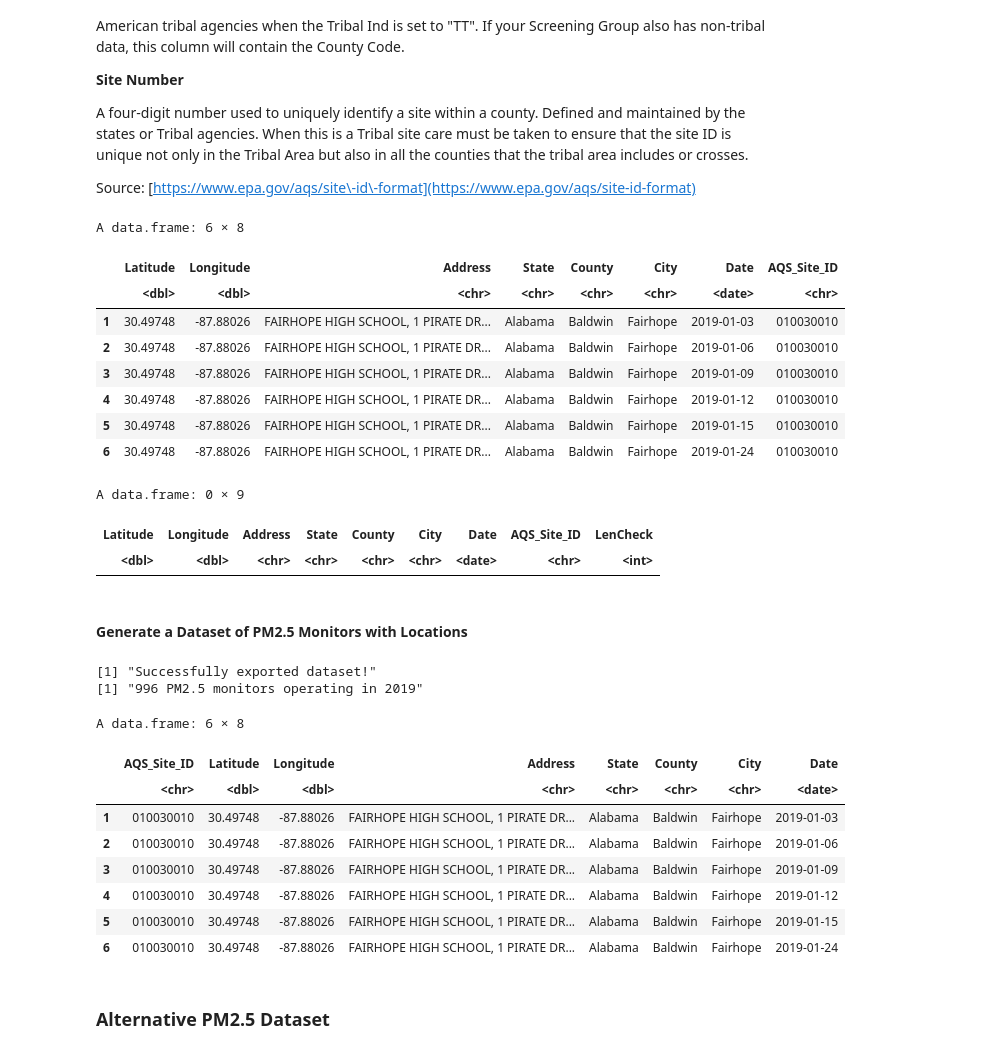
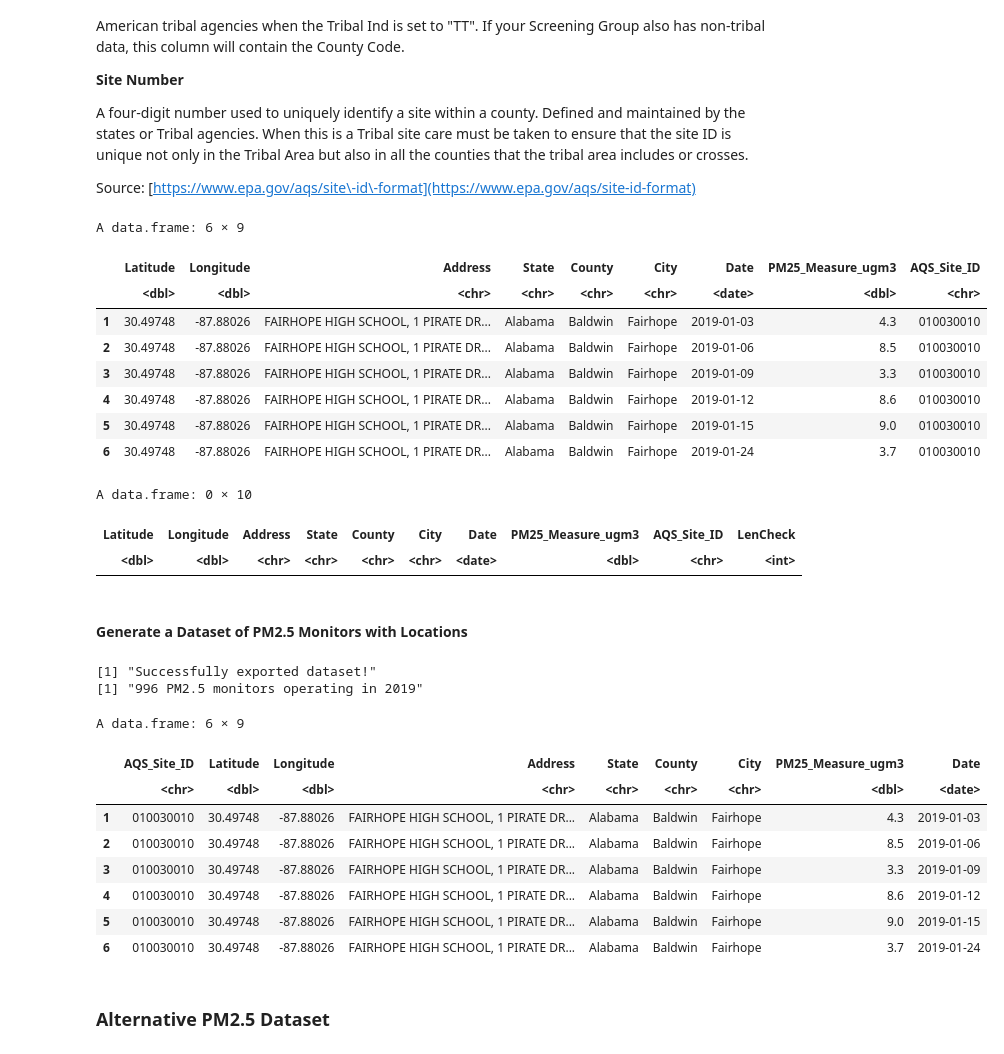
Before and after one commit to sethmgerhart/yale_capstone_public, a Jupyter notebook: A_analysis/code.ipynb, the cells around one changed output. Saved outputs shown, nothing was run; the diff lists cells and outputs as text; code cells hidden in the pictures.

```diff
--- a/A_analysis/code.ipynb
+++ b/A_analysis/code.ipynb
@@ -94,8 +105,8 @@ names(DF_aqs2019)
 #Purpose of Cell Block: Pulling relevant variables for a smaller dataset
 
 DF_aqs2019_loc <- DF_aqs2019 %>%
-    select('State.Code':'Site.Num','Latitude','Longitude','Address':'City.Name', 'Date.Local') %>%
-    rename('State_Code' = 'State.Code', 'County_Code' = 'County.Code','State' = 'State.Name', 'Site_Code' = 'Site.Num', 'County' = 'County.Name', 'City' = 'City.Name', 'Date' = 'Date.Local') %>%
+    select('State.Code':'Site.Num','Latitude','Longitude','Address':'City.Name', 'Date.Local', 'Arithmetic.Mean') %>%
+    rename('State_Code' = 'State.Code', 'County_Code' = 'County.Code','State' = 'State.Name', 'Site_Code' = 'Site.Num', 'County' = 'County.Name', 'City' = 'City.Name', 'Date' = 'Date.Local', 'PM25_Measure_ugm3' = 'Arithmetic.Mean') %>%
     mutate(Date = as.Date(Date)) #converting date value from character to date
 
 #Confirming new dataset
@@ -192,59 +206,59 @@ DF_LenCheck <- DF_aqs2019_loc2 %>%
 head(DF_LenCheck)
 #Conclusion: No AQS_Site_ID values contain more or less than 9 characters
 # %% [output]
-A data.frame: 6 × 8
+A data.frame: 6 × 9
-|  | Latitude | Longitude | Address | State | County | City | Date | AQS_Site_ID |
-|  | <dbl> | <dbl> | <chr> | <chr> | <chr> | <chr> | <date> | <chr> |
-| 1 | 30.49748 | -87.88026 | FAIRHOPE HIGH SCHOOL, 1 PIRATE DR... | Alabama | Baldwin | Fairhope | 2019-01-03 | 010030010 |
-| 2 | 30.49748 | -87.88026 | FAIRHOPE HIGH SCHOOL, 1 PIRATE DR... | Alabama | Baldwin | Fairhope | 2019-01-06 | 010030010 |
-| 3 | 30.49748 | -87.88026 | FAIRHOPE HIGH SCHOOL, 1 PIRATE DR... | Alabama | Baldwin | Fairhope | 2019-01-09 | 010030010 |
-| 4 | 30.49748 | -87.88026 | FAIRHOPE HIGH SCHOOL, 1 PIRATE DR... | Alabama | Baldwin | Fairhope | 2019-01-12 | 010030010 |
-| 5 | 30.49748 | -87.88026 | FAIRHOPE HIGH SCHOOL, 1 PIRATE DR... | Alabama | Baldwin | Fairhope | 2019-01-15 | 010030010 |
-| 6 | 30.49748 | -87.88026 | FAIRHOPE HIGH SCHOOL, 1 PIRATE DR... | Alabama | Baldwin | Fairhope | 2019-01-24 | 010030010 |
+|  | Latitude | Longitude | Address | State | County | City | Date | PM25_Measure_ugm3 | AQS_Site_ID |
+|  | <dbl> | <dbl> | <chr> | <chr> | <chr> | <chr> | <date> | <dbl> | <chr> |
+| 1 | 30.49748 | -87.88026 | FAIRHOPE HIGH SCHOOL, 1 PIRATE DR... | Alabama | Baldwin | Fairhope | 2019-01-03 | 4.3 | 010030010 |
+| 2 | 30.49748 | -87.88026 | FAIRHOPE HIGH SCHOOL, 1 PIRATE DR... | Alabama | Baldwin | Fairhope | 2019-01-06 | 8.5 | 010030010 |
+| 3 | 30.49748 | -87.88026 | FAIRHOPE HIGH SCHOOL, 1 PIRATE DR... | Alabama | Baldwin | Fairhope | 2019-01-09 | 3.3 | 010030010 |
+| 4 | 30.49748 | -87.88026 | FAIRHOPE HIGH SCHOOL, 1 PIRATE DR... | Alabama | Baldwin | Fairhope | 2019-01-12 | 8.6 | 010030010 |
+| 5 | 30.49748 | -87.88026 | FAIRHOPE HIGH SCHOOL, 1 PIRATE DR... | Alabama | Baldwin | Fairhope | 2019-01-15 | 9.0 | 010030010 |
+| 6 | 30.49748 | -87.88026 | FAIRHOPE HIGH SCHOOL, 1 PIRATE DR... | Alabama | Baldwin | Fairhope | 2019-01-24 | 3.7 | 010030010 |
-A data.frame: 0 × 9
+A data.frame: 0 × 10
-| Latitude | Longitude | Address | State | County | City | Date | AQS_Site_ID | LenCheck |
-| <dbl> | <dbl> | <chr> | <chr> | <chr> | <chr> | <date> | <chr> | <int> |
+| Latitude | Longitude | Address | State | County | City | Date | PM25_Measure_ugm3 | AQS_Site_ID | LenCheck |
+| <dbl> | <dbl> | <chr> | <chr> | <chr> | <chr> | <date> | <dbl> | <chr> | <int> |
 # %% [markdown]
 #### Generate a Dataset of PM2.5 Monitors with Locations
 # %%
 #Purpose of Cell Block: Reduce the dataset to only unique AQS_Site_ID (dataset was originally "daily observations")
 DF_aqs2019_loc3 <- DF_aqs2019_loc2 %>%
     distinct()  %>%
-    relocate(AQS_Site_ID, Latitude, Longitude, Address, State, County, City) #cleaning up dataframe column order
+    relocate(AQS_Site_ID, Latitude, Longitude, Address, State, County, City, PM25_Measure_ugm3) #cleaning up dataframe column order
 
 #Check total number of monitors
 Monitors2019 <- DF_aqs2019_loc3 %>%
     summarise(total_sites = n_distinct(AQS_Site_ID))
 
 #Preserve output in processed data folder
-write_csv(DF_aqs2019_loc3, "D_processed_data/air_monitors/daily_88101_2019_processed.csv")
+write_csv(DF_aqs2019_loc3, "D_processed_data/air_monitors/daily_88101_2019_processed_v01.csv")
 print("Successfully exported dataset!")
 
 #Check total monitors and new dataset
 print(paste0(Monitors2019$total_sites, " PM2.5 monitors operating in 2019"))
 #head(DF_aqs2019_loc3)
 
 #Check total monitors operating on each date
 Daily_Monitors2019 <- DF_aqs2019_loc3 %>%
     group_by(Date) %>%
     summarise(daily_total_sites = n_distinct(AQS_Site_ID))
 
 head(DF_aqs2019_loc3)
 #print(paste0(Daily_Monitors2019$daily_total_sites, " PM2.5 monitors operating on ", Daily_Monitors2019$Date))
 
 #Conclusion: 996 PM2.5 monitors operated in the United States and its territories in 2019
 # %% [output]
 [1] "Successfully exported dataset!"
 [1] "996 PM2.5 monitors operating in 2019"
-A data.frame: 6 × 8
+A data.frame: 6 × 9
-|  | AQS_Site_ID | Latitude | Longitude | Address | State | County | City | Date |
-|  | <chr> | <dbl> | <dbl> | <chr> | <chr> | <chr> | <chr> | <date> |
-| 1 | 010030010 | 30.49748 | -87.88026 | FAIRHOPE HIGH SCHOOL, 1 PIRATE DR... | Alabama | Baldwin | Fairhope | 2019-01-03 |
-| 2 | 010030010 | 30.49748 | -87.88026 | FAIRHOPE HIGH SCHOOL, 1 PIRATE DR... | Alabama | Baldwin | Fairhope | 2019-01-06 |
-| 3 | 010030010 | 30.49748 | -87.88026 | FAIRHOPE HIGH SCHOOL, 1 PIRATE DR... | Alabama | Baldwin | Fairhope | 2019-01-09 |
-| 4 | 010030010 | 30.49748 | -87.88026 | FAIRHOPE HIGH SCHOOL, 1 PIRATE DR... | Alabama | Baldwin | Fairhope | 2019-01-12 |
-| 5 | 010030010 | 30.49748 | -87.88026 | FAIRHOPE HIGH SCHOOL, 1 PIRATE DR... | Alabama | Baldwin | Fairhope | 2019-01-15 |
-| 6 | 010030010 | 30.49748 | -87.88026 | FAIRHOPE HIGH SCHOOL, 1 PIRATE DR... | Alabama | Baldwin | Fairhope | 2019-01-24 |
+|  | AQS_Site_ID | Latitude | Longitude | Address | State | County | City | PM25_Measure_ugm3 | Date |
+|  | <chr> | <dbl> | <dbl> | <chr> | <chr> | <chr> | <chr> | <dbl> | <date> |
+| 1 | 010030010 | 30.49748 | -87.88026 | FAIRHOPE HIGH SCHOOL, 1 PIRATE DR... | Alabama | Baldwin | Fairhope | 4.3 | 2019-01-03 |
+| 2 | 010030010 | 30.49748 | -87.88026 | FAIRHOPE HIGH SCHOOL, 1 PIRATE DR... | Alabama | Baldwin | Fairhope | 8.5 | 2019-01-06 |
+| 3 | 010030010 | 30.49748 | -87.88026 | FAIRHOPE HIGH SCHOOL, 1 PIRATE DR... | Alabama | Baldwin | Fairhope | 3.3 | 2019-01-09 |
+| 4 | 010030010 | 30.49748 | -87.88026 | FAIRHOPE HIGH SCHOOL, 1 PIRATE DR... | Alabama | Baldwin | Fairhope | 8.6 | 2019-01-12 |
+| 5 | 010030010 | 30.49748 | -87.88026 | FAIRHOPE HIGH SCHOOL, 1 PIRATE DR... | Alabama | Baldwin | Fairhope | 9.0 | 2019-01-15 |
+| 6 | 010030010 | 30.49748 | -87.88026 | FAIRHOPE HIGH SCHOOL, 1 PIRATE DR... | Alabama | Baldwin | Fairhope | 3.7 | 2019-01-24 |
 # %% [markdown]
 ### **Alternative PM2.5 Dataset**
 # %% [markdown]
```
Also changed, not shown: parts of 2 cells of this notebook, 1 other file.
